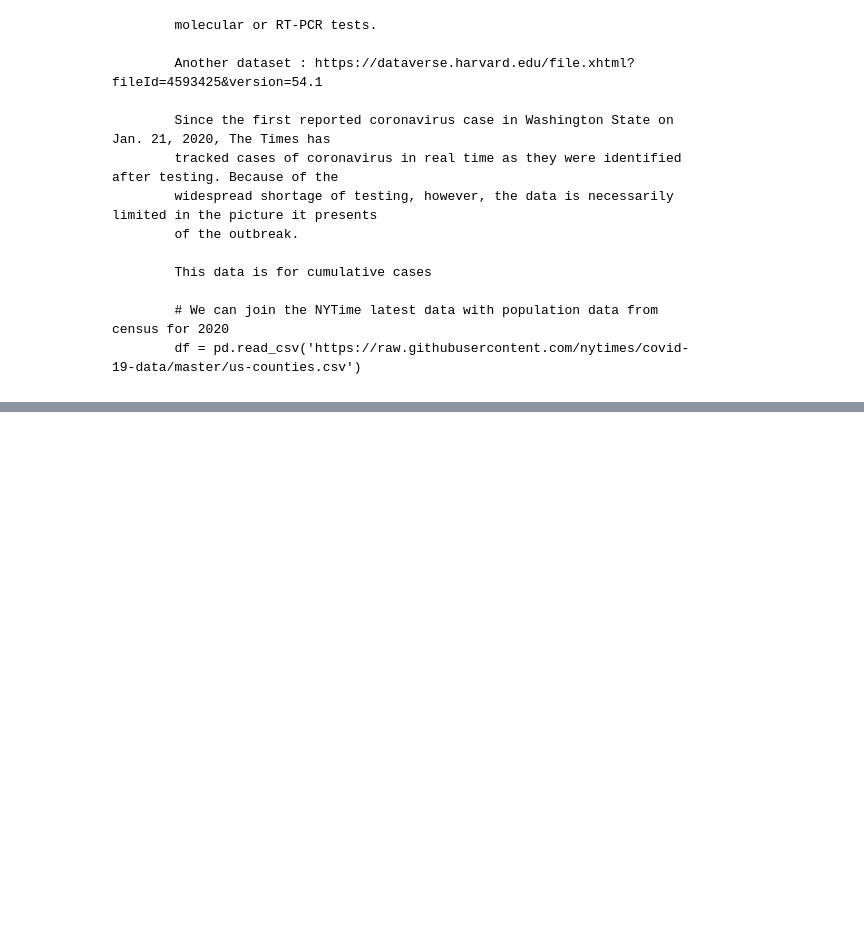
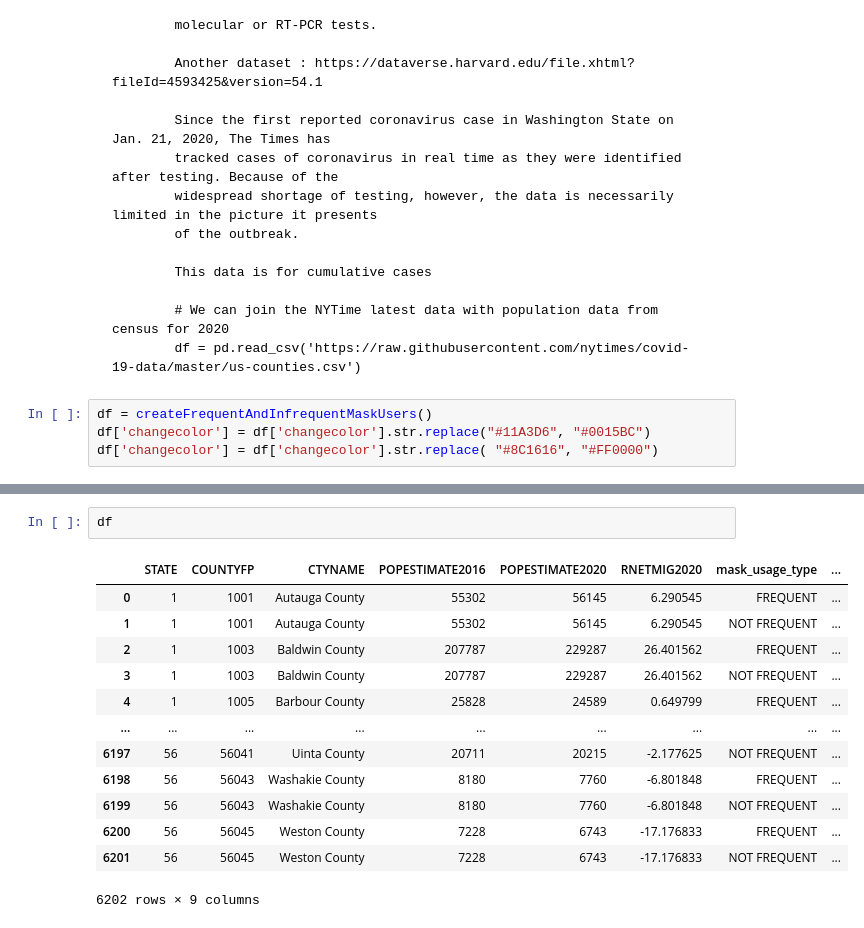
Before and after one commit to sjtalkar/Milestone1BPresidentialElectionAndCovid, a Jupyter notebook: CodeForPresidentialElectionsAndCovid/CovidRollingAveragesAndMaskData-With Delta variant.ipynb, the cells around one changed output, grey strips where cells are left out. Cells and saved outputs as stored; diff of their text form; blank space fills up the shorter version.

Commit message:
Added code for overall mask usage - will remove after feedback from professor

```diff
--- a/CodeForPresidentialElectionsAndCovid/CovidRollingAveragesAndMaskData-With Delta variant.ipynb
+++ b/CodeForPresidentialElectionsAndCovid/CovidRollingAveragesAndMaskData-With Delta variant.ipynb
@@ -302,3 +302,7 @@ To transform raw survey responses into county-level estimates, the survey data w
 
             # We can join the NYTime latest data with population data from census for 2020
             df = pd.read_csv('https://raw.githubusercontent.com/nytimes/covid-19-data/master/us-counties.csv')
+# %%
+df = createFrequentAndInfrequentMaskUsers()
+df['changecolor'] = df['changecolor'].str.replace("#11A3D6", "#0015BC")
+df['changecolor'] = df['changecolor'].str.replace( "#8C1616", "#FF0000")
@@ -304,0 +323,16 @@ To transform raw survey responses into county-level estimates, the survey data w
+# %%
+df
+# %% [output]
+|  | STATE | COUNTYFP | CTYNAME | POPESTIMATE2016 | POPESTIMATE2020 | RNETMIG2020 | mask_usage_type | ... |
+| 0 | 1 | 1001 | Autauga County | 55302 | 56145 | 6.290545 | FREQUENT | ... |
+| 1 | 1 | 1001 | Autauga County | 55302 | 56145 | 6.290545 | NOT FREQUENT | ... |
+| 2 | 1 | 1003 | Baldwin County | 207787 | 229287 | 26.401562 | FREQUENT | ... |
+| 3 | 1 | 1003 | Baldwin County | 207787 | 229287 | 26.401562 | NOT FREQUENT | ... |
+| 4 | 1 | 1005 | Barbour County | 25828 | 24589 | 0.649799 | FREQUENT | ... |
+| ... | ... | ... | ... | ... | ... | ... | ... | ... |
+| 6197 | 56 | 56041 | Uinta County | 20711 | 20215 | -2.177625 | NOT FREQUENT | ... |
+| 6198 | 56 | 56043 | Washakie County | 8180 | 7760 | -6.801848 | FREQUENT | ... |
+| 6199 | 56 | 56043 | Washakie County | 8180 | 7760 | -6.801848 | NOT FREQUENT | ... |
+| 6200 | 56 | 56045 | Weston County | 7228 | 6743 | -17.176833 | FREQUENT | ... |
+| 6201 | 56 | 56045 | Weston County | 7228 | 6743 | -17.176833 | NOT FREQUENT | ... |
+6202 rows × 9 columns
```
Also changed, not shown: parts of 3 cells of this notebook.
